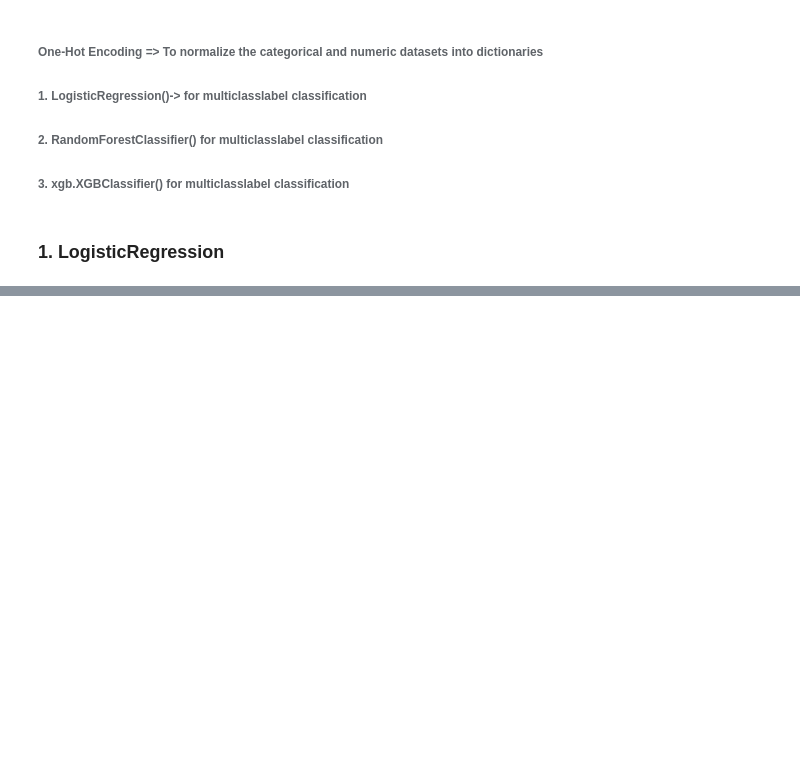
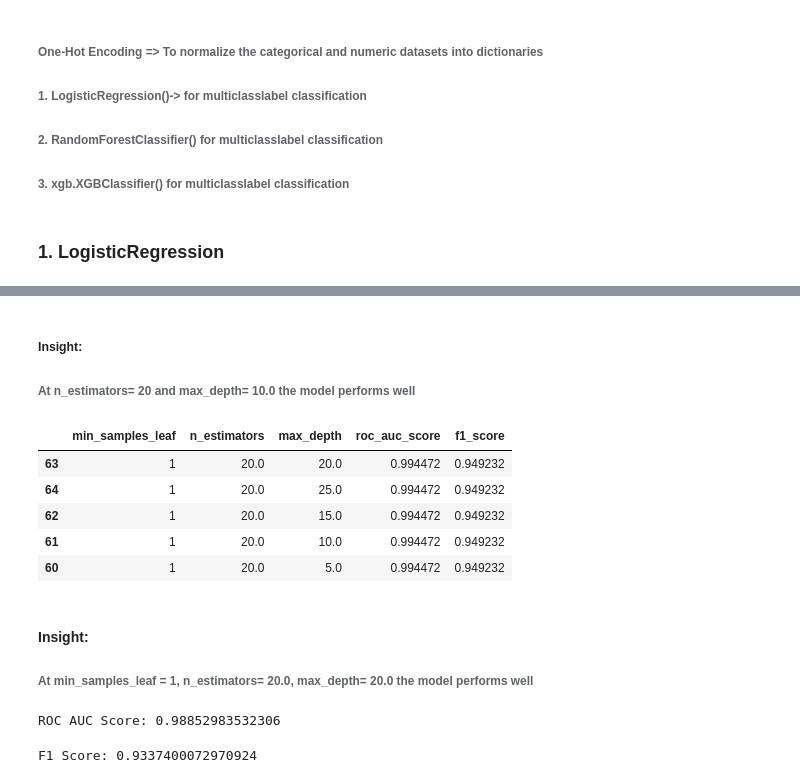
Before and after one commit to sam47-asfaw/Churn-Service, a Jupyter notebook: notebook.ipynb, the cells around one changed output, grey strips where cells are left out. Cells and saved outputs as stored; diff of their text form; code cells hidden in the pictures; blank space fills up the shorter version.

```diff
--- a/notebook.ipynb
+++ b/notebook.ipynb
@@ -677,0 +886,13 @@ roc_auc_score(y_val, y_pred, average='weighted',sample_weight=None, max_fpr=None
+# %%
+# check for different n_estimator values
+for t in [5, 10, 15, 20, 25, 30]:
+    for d in [5, 10, 15, 20, 25, 30]:
+        rf = RandomForestClassifier(max_depth=10, n_estimators=t,random_state=1)
+
+        dv, model = train(df_train,y_train, rf)
+
+        y_pred, y_pred_prob = predict(df_val, dv, model)
+
+        auc = roc_auc_score(y_val, y_pred_prob, average='micro', multi_class= 'ovr')
+        f1 = f1_score(y_val, y_pred, average='weighted')
+        scores.append((t,d,auc,f1))
@@ -677,0 +910,36 @@ roc_auc_score(y_val, y_pred, average='weighted',sample_weight=None, max_fpr=None
+# %% [markdown]
+##### Insight:
+###### At n_estimators= 20 and max_depth= 10.0 the model performs well
+# %%
+# tune the min_sample_leaf
+for m in [1, 3, 5, 10, 50]:
+    for t in [5, 10, 15, 20, 25, 30]:
+        for d in [5, 10, 15, 20, 25, 30]:
+            rf = RandomForestClassifier(
+                max_depth=10,
+                  n_estimators=t,
+                  min_samples_leaf=m,
+                  random_state=1)
+
+            dv, model = train(df_train,y_train, rf)
+
+            y_pred, y_pred_prob = predict(df_val, dv, model)
+
+            auc = roc_auc_score(y_val, y_pred_prob, average='micro', multi_class= 'ovr')
+            f1 = f1_score(y_val, y_pred, average='weighted')
+            scores.append((m,t,d,auc,f1))
+# %%
+df_scores = pd.DataFrame(scores,
+                         columns=['min_samples_leaf','n_estimators','max_depth','roc_auc_score', 'f1_score']
+                         )
+df_scores.sort_values(by='roc_auc_score',ascending=False).head()
+# %% [output]
+|  | min_samples_leaf | n_estimators | max_depth | roc_auc_score | f1_score |
+| 63 | 1 | 20.0 | 20.0 | 0.994472 | 0.949232 |
+| 64 | 1 | 20.0 | 25.0 | 0.994472 | 0.949232 |
+| 62 | 1 | 20.0 | 15.0 | 0.994472 | 0.949232 |
+| 61 | 1 | 20.0 | 10.0 | 0.994472 | 0.949232 |
+| 60 | 1 | 20.0 | 5.0 | 0.994472 | 0.949232 |
+# %% [markdown]
+#### Insight:
+###### At min_samples_leaf = 1, n_estimators= 20.0, max_depth= 20.0 the model performs well
@@ -677,0 +954,10 @@ roc_auc_score(y_val, y_pred, average='weighted',sample_weight=None, max_fpr=None
+# %%
+roc_auc = roc_auc_score(y_test, y_pred_prob, average='micro', multi_class= 'ovr')
+print(f"ROC AUC Score: {roc_auc}")
+# %% [output]
+ROC AUC Score: 0.98852983532306
+# %%
+f1 = f1_score(y_test, y_pred, average='weighted')
+print("F1 Score:", f1)
+# %% [output]
+F1 Score: 0.9337400072970924
```
Also changed, not shown: parts of 38 cells of this notebook, 3 other files.
